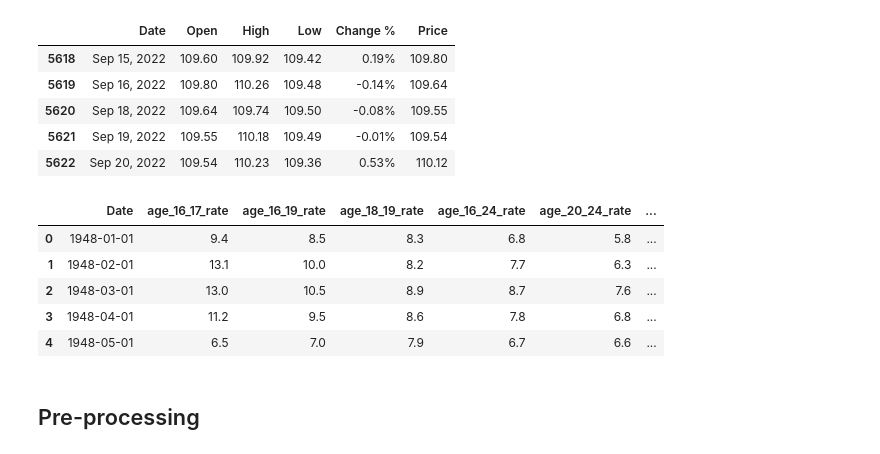
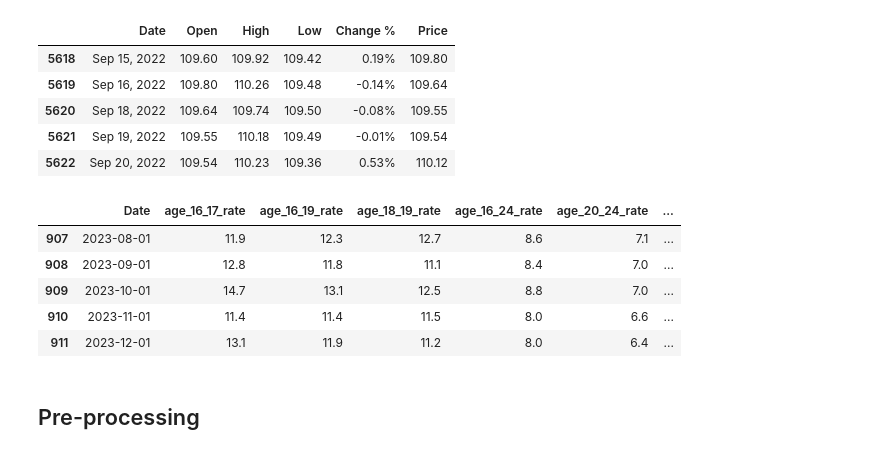
Before and after one commit to kimkynningsrud/MasterThesis2024, a Jupyter notebook: code.ipynb, the cells around one changed output. Drawn from its saved outputs; the diff is of its cells as text; code cells hidden in the pictures.

```diff
--- a/code.ipynb
+++ b/code.ipynb
@@ -137,15 +142,15 @@ usdollar_prices.tail()
 # %%
 overall_rate = unemployment_rates.pop("overall_rate")
 unemployment_rates.insert(len(unemployment_rates.columns), "overall_rate", overall_rate)
 unemployment_rates = unemployment_rates.rename(columns={'date': 'Date'})
-unemployment_rates.head()
+unemployment_rates.tail()
 # %% [output]
 |  | Date | age_16_17_rate | age_16_19_rate | age_18_19_rate | age_16_24_rate | age_20_24_rate | ... |
-| 0 | 1948-01-01 | 9.4 | 8.5 | 8.3 | 6.8 | 5.8 | ... |
-| 1 | 1948-02-01 | 13.1 | 10.0 | 8.2 | 7.7 | 6.3 | ... |
-| 2 | 1948-03-01 | 13.0 | 10.5 | 8.9 | 8.7 | 7.6 | ... |
-| 3 | 1948-04-01 | 11.2 | 9.5 | 8.6 | 7.8 | 6.8 | ... |
-| 4 | 1948-05-01 | 6.5 | 7.0 | 7.9 | 6.7 | 6.6 | ... |
+| 907 | 2023-08-01 | 11.9 | 12.3 | 12.7 | 8.6 | 7.1 | ... |
+| 908 | 2023-09-01 | 12.8 | 11.8 | 11.1 | 8.4 | 7.0 | ... |
+| 909 | 2023-10-01 | 14.7 | 13.1 | 12.5 | 8.8 | 7.0 | ... |
+| 910 | 2023-11-01 | 11.4 | 11.4 | 11.5 | 8.0 | 6.6 | ... |
+| 911 | 2023-12-01 | 13.1 | 11.9 | 11.2 | 8.0 | 6.4 | ... |
 # %%
 datasets = {
     "Shenzhen Stock Index": stock_prices_shenzhen,
```
Also changed, not shown: parts of 60 cells of this notebook.
